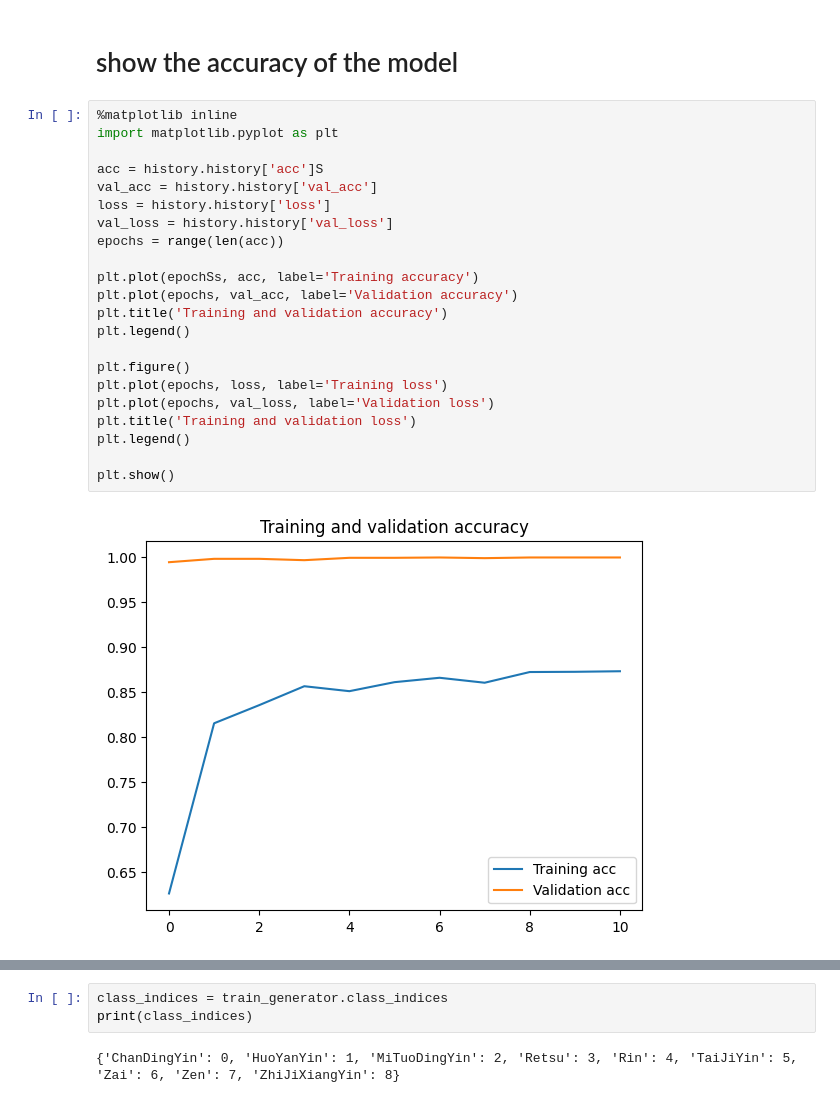
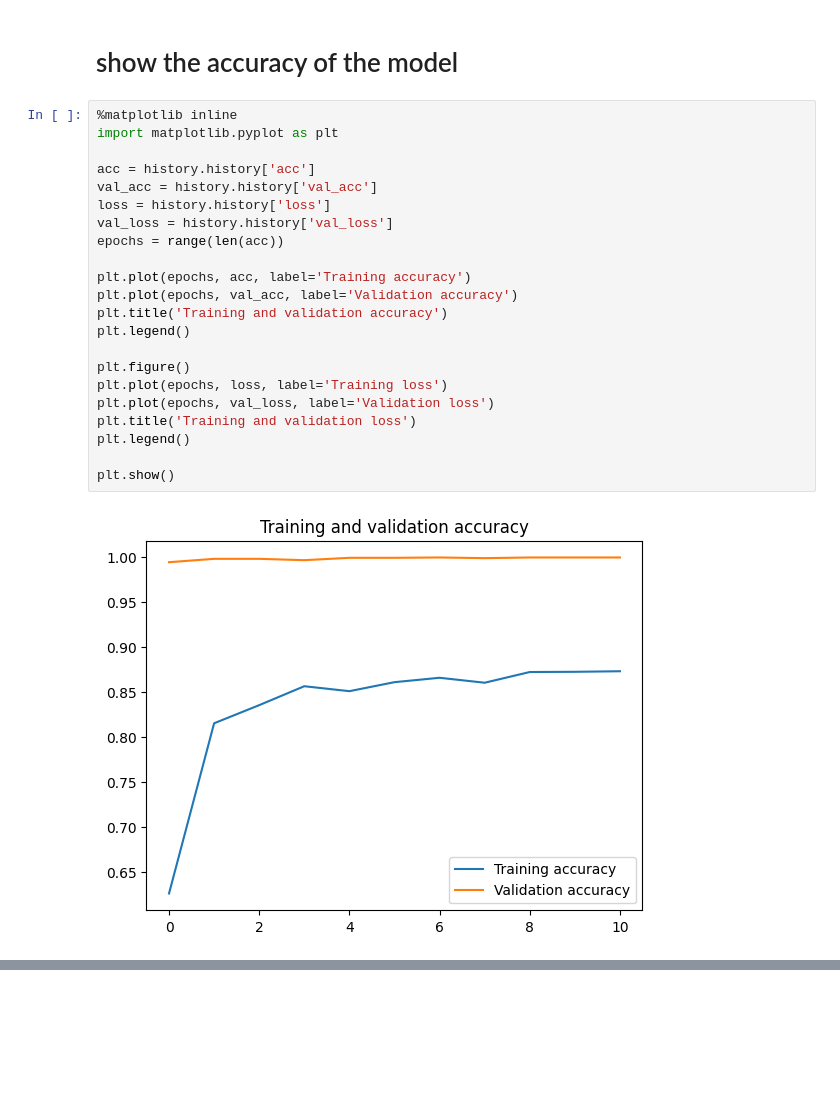
Before and after one commit to mikaislazy/handGesture_FYP, a Jupyter notebook: model/trainingModel.ipynb, the cells around one changed output, grey strips where cells are left out. Saved outputs shown, nothing was run; the diff lists cells and outputs as text; blank space fills up the shorter version.

```diff
--- a/model/trainingModel.ipynb
+++ b/model/trainingModel.ipynb
@@ -152,30 +150,25 @@ model.save(splitedFolder + ".h5")
 # %%
 %matplotlib inline
 import matplotlib.pyplot as plt
 
-acc = history.history['acc']S
+acc = history.history['acc']
 val_acc = history.history['val_acc']
 loss = history.history['loss']
 val_loss = history.history['val_loss']
 epochs = range(len(acc))
 
-plt.plot(epochSs, acc, label='Training accuracy')
+plt.plot(epochs, acc, label='Training accuracy')
 plt.plot(epochs, val_acc, label='Validation accuracy')
 plt.title('Training and validation accuracy')
 plt.legend()
 
 plt.figure()
 plt.plot(epochs, loss, label='Training loss')
 plt.plot(epochs, val_loss, label='Validation loss')
 plt.title('Training and validation loss')
 plt.legend()
 
 plt.show()
 # %% [output]
-[figure, old version]
+[figure, new version]
 [figure]
-# %%
-class_indices = train_generator.class_indices
-print(class_indices)
-# %% [output]
-{'ChanDingYin': 0, 'HuoYanYin': 1, 'MiTuoDingYin': 2, 'Retsu': 3, 'Rin': 4, 'TaiJiYin': 5, 'Zai': 6, 'Zen': 7, 'ZhiJiXiangYin': 8}
```
Also changed, not shown: parts of 3 cells of this notebook, 1 other file.
